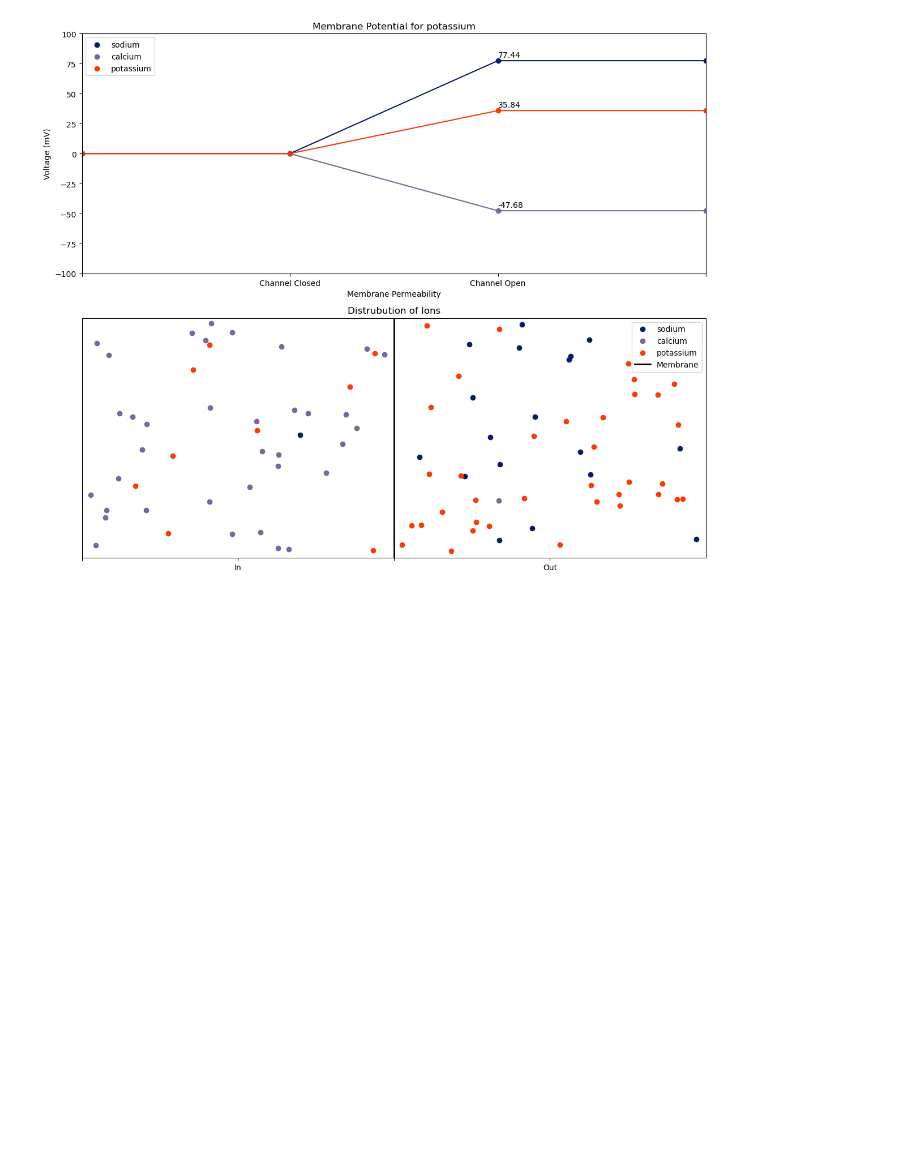
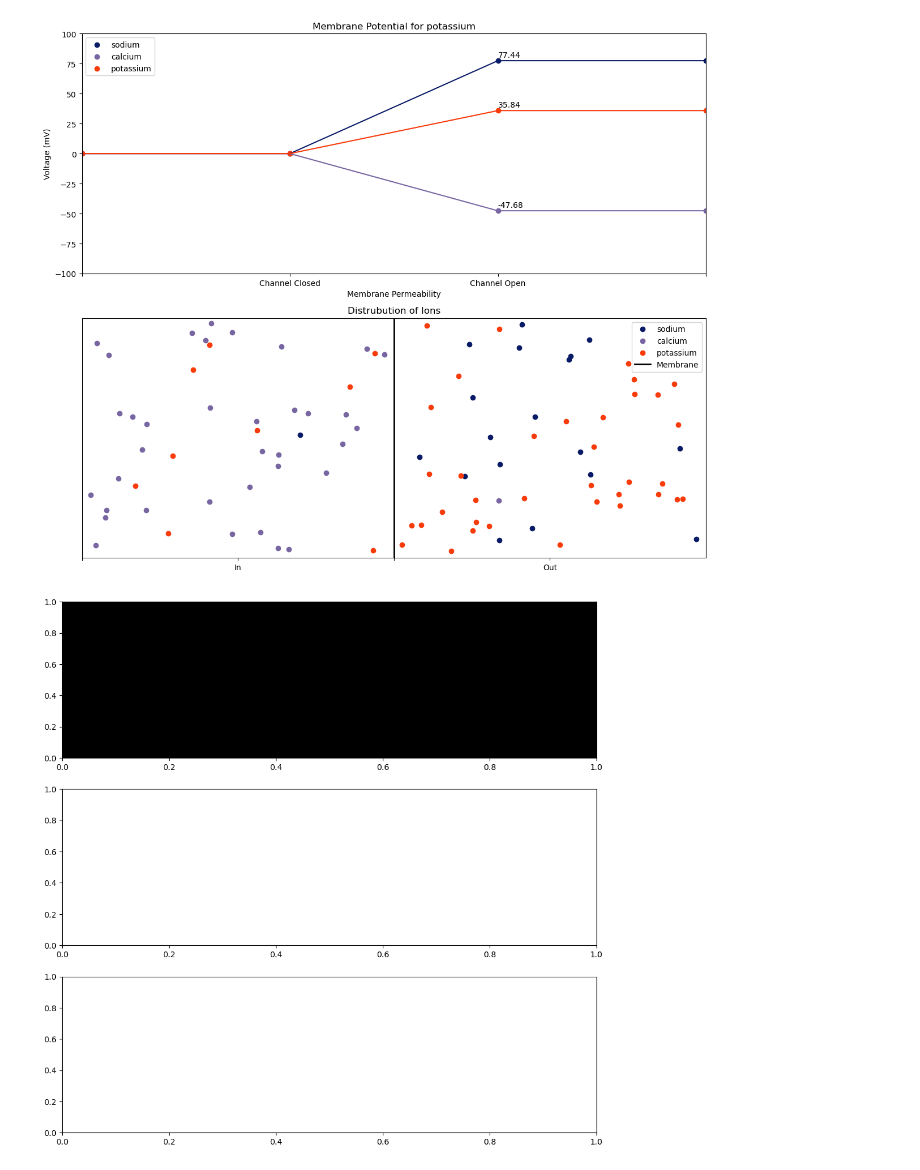
Before and after one commit to dobsonco/PHY215_HO, a Jupyter notebook: Nernst_Potential.ipynb, the cells around one changed output. Saved outputs shown, nothing was run; the diff lists cells and outputs as text; code cells hidden in the pictures; blank space fills up the shorter version.

```diff
--- a/Nernst_Potential.ipynb
+++ b/Nernst_Potential.ipynb
@@ -175,0 +178,7 @@ if __name__ == '__main__':
+# %%
+figure, ax = plt.subplots(3,1,figsize=(12,12))
+type(ax)
+
+ax[0].set_facecolor('black')
+# %% [output]
+[figure, added]
```
Also changed, not shown: parts of 1 cell of this notebook, 1 other file.
